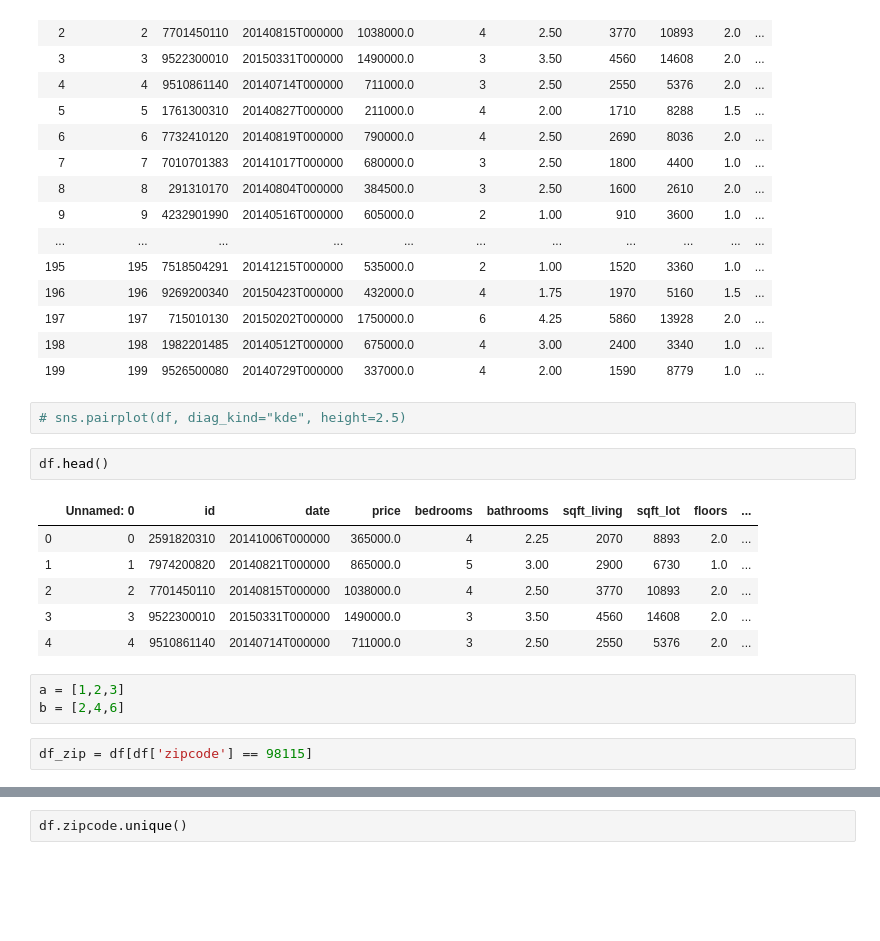
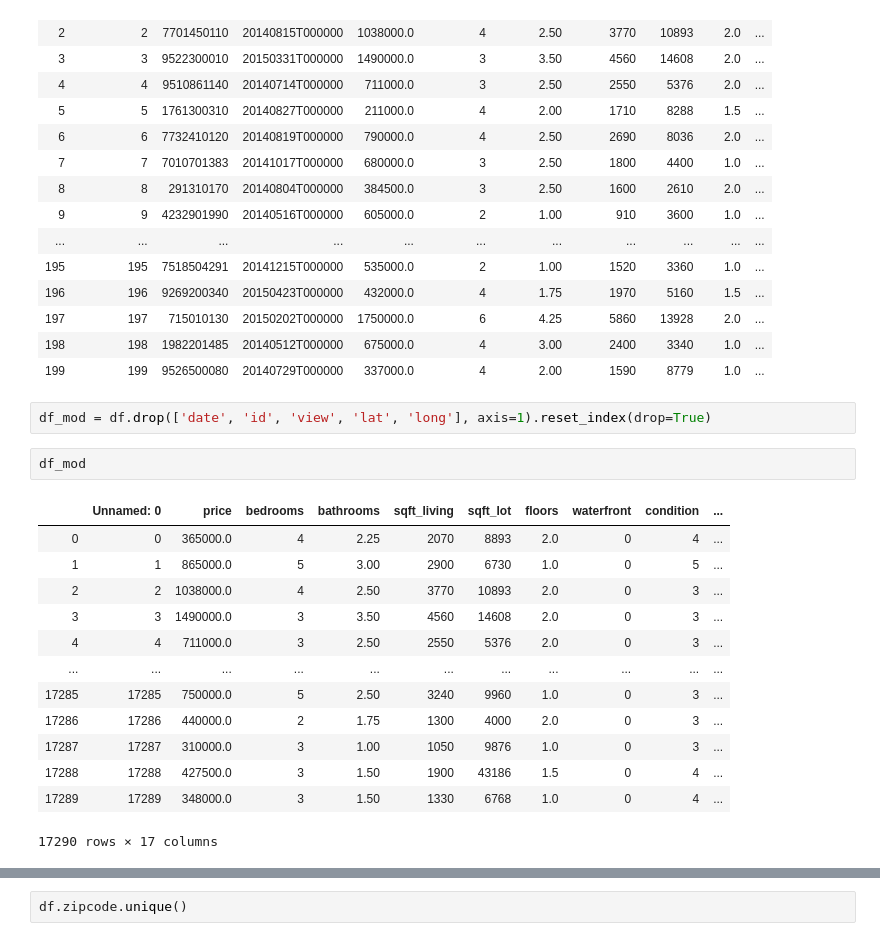
Before and after one commit to bphall/nyc-mhtn-ds-010620-lectures, a Jupyter notebook: week-6/KC_house_data/real_hou.ipynb, the cells around one changed output, grey strips where cells are left out. Drawn from its saved outputs; the diff is of its cells as text; blank space fills up the shorter version.

```diff
--- a/week-6/KC_house_data/real_hou.ipynb
+++ b/week-6/KC_house_data/real_hou.ipynb
@@ -45,19 +45,21 @@ df.head(200)
 | 197 | 197 | 715010130 | 20150202T000000 | 1750000.0 | 6 | 4.25 | 5860 | 13928 | 2.0 | ... |
 | 198 | 198 | 1982201485 | 20140512T000000 | 675000.0 | 4 | 3.00 | 2400 | 3340 | 1.0 | ... |
 | 199 | 199 | 9526500080 | 20140729T000000 | 337000.0 | 4 | 2.00 | 1590 | 8779 | 1.0 | ... |
-# %%
-# sns.pairplot(df, diag_kind="kde", height=2.5)
-# %%
-df.head()
-# %% [output]
-|  | Unnamed: 0 | id | date | price | bedrooms | bathrooms | sqft_living | sqft_lot | floors | ... |
-| 0 | 0 | 2591820310 | 20141006T000000 | 365000.0 | 4 | 2.25 | 2070 | 8893 | 2.0 | ... |
-| 1 | 1 | 7974200820 | 20140821T000000 | 865000.0 | 5 | 3.00 | 2900 | 6730 | 1.0 | ... |
-| 2 | 2 | 7701450110 | 20140815T000000 | 1038000.0 | 4 | 2.50 | 3770 | 10893 | 2.0 | ... |
-| 3 | 3 | 9522300010 | 20150331T000000 | 1490000.0 | 3 | 3.50 | 4560 | 14608 | 2.0 | ... |
-| 4 | 4 | 9510861140 | 20140714T000000 | 711000.0 | 3 | 2.50 | 2550 | 5376 | 2.0 | ... |
-# %%
-a = [1,2,3]
-b = [2,4,6]
-# %%
-df_zip = df[df['zipcode'] == 98115]
+# %%
+df_mod = df.drop(['date', 'id', 'view', 'lat', 'long'], axis=1).reset_index(drop=True)
+# %%
+df_mod
+# %% [output]
+|  | Unnamed: 0 | price | bedrooms | bathrooms | sqft_living | sqft_lot | floors | waterfront | condition | ... |
+| 0 | 0 | 365000.0 | 4 | 2.25 | 2070 | 8893 | 2.0 | 0 | 4 | ... |
+| 1 | 1 | 865000.0 | 5 | 3.00 | 2900 | 6730 | 1.0 | 0 | 5 | ... |
+| 2 | 2 | 1038000.0 | 4 | 2.50 | 3770 | 10893 | 2.0 | 0 | 3 | ... |
+| 3 | 3 | 1490000.0 | 3 | 3.50 | 4560 | 14608 | 2.0 | 0 | 3 | ... |
+| 4 | 4 | 711000.0 | 3 | 2.50 | 2550 | 5376 | 2.0 | 0 | 3 | ... |
+| ... | ... | ... | ... | ... | ... | ... | ... | ... | ... | ... |
+| 17285 | 17285 | 750000.0 | 5 | 2.50 | 3240 | 9960 | 1.0 | 0 | 3 | ... |
+| 17286 | 17286 | 440000.0 | 2 | 1.75 | 1300 | 4000 | 2.0 | 0 | 3 | ... |
+| 17287 | 17287 | 310000.0 | 3 | 1.00 | 1050 | 9876 | 1.0 | 0 | 3 | ... |
+| 17288 | 17288 | 427500.0 | 3 | 1.50 | 1900 | 43186 | 1.5 | 0 | 4 | ... |
+| 17289 | 17289 | 348000.0 | 3 | 1.50 | 1330 | 6768 | 1.0 | 0 | 4 | ... |
+17290 rows × 17 columns
```
Also changed, not shown: parts of 4 cells of this notebook.
